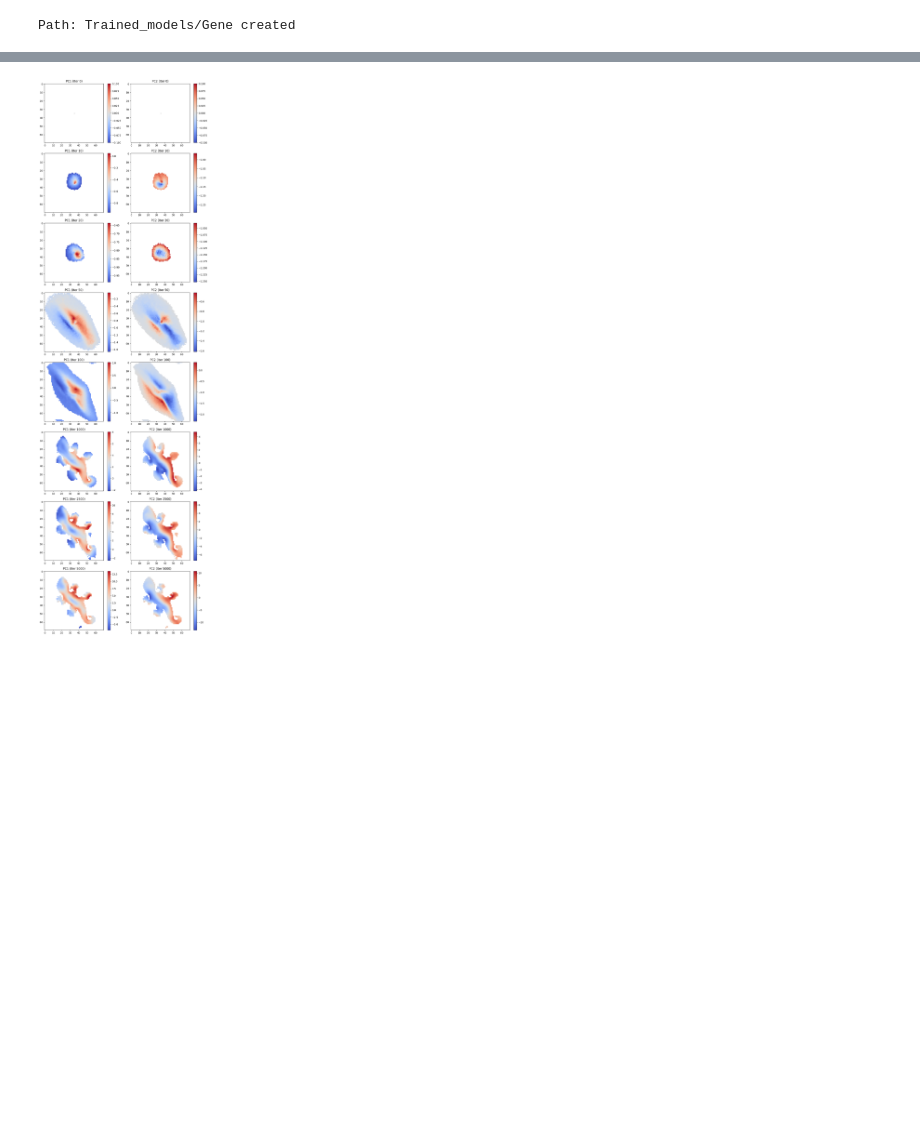
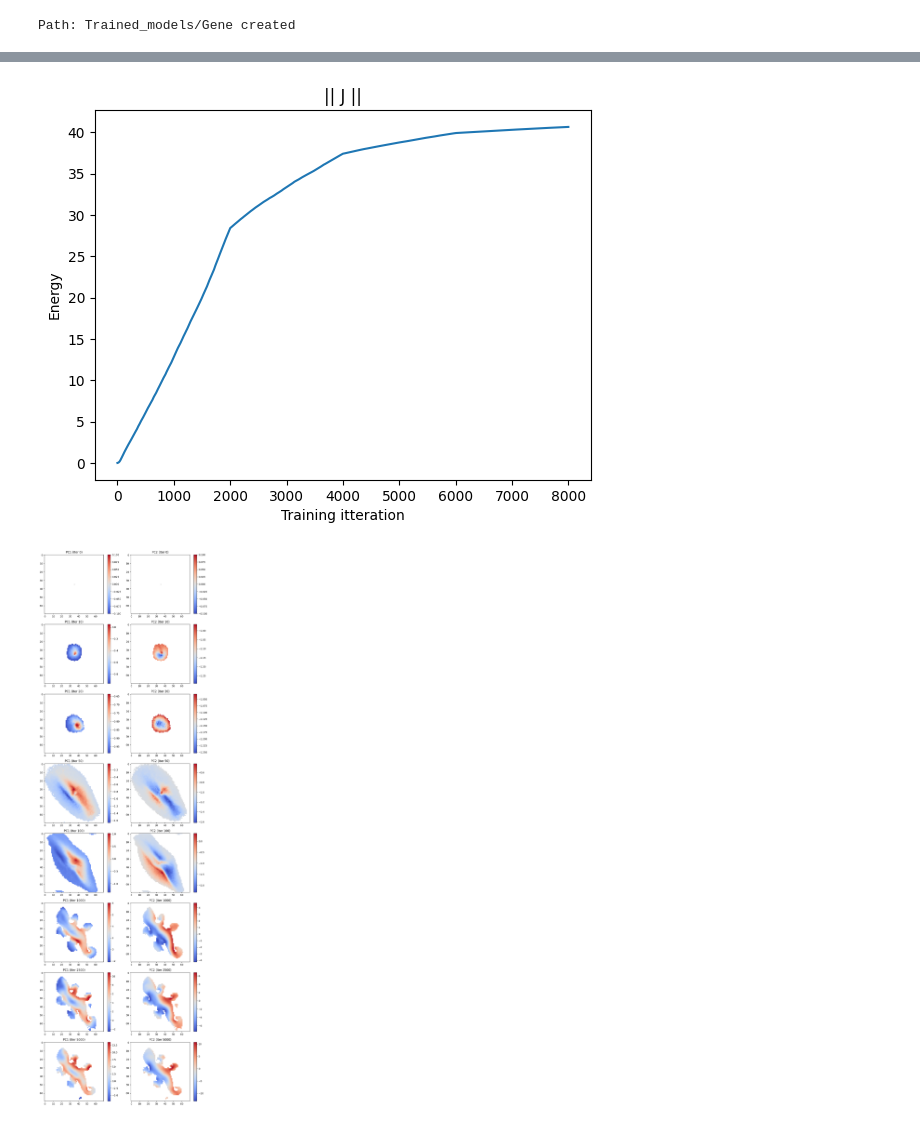
Before and after one commit to lshofsl/Advanced-topics-in-PoD-project-, a Jupyter notebook: EBM_NCA_baseline.ipynb, the cells around one changed output, grey strips where cells are left out. Saved outputs shown, nothing was run; the diff lists cells and outputs as text; code cells hidden in the pictures; blank space fills up the shorter version.

```diff
--- a/EBM_NCA_baseline.ipynb
+++ b/EBM_NCA_baseline.ipynb
@@ -301,3 +257,11 @@ plt.show()
+# %%
+plt.plot(j_norm_log)
+plt.title("|| J ||")
+plt.xlabel("Training itteration")
+plt.ylabel("Energy")
+plt.show()
+# %% [output]
+[figure, added]
 # %%
 pca_maps_by_iter = {it: (PC1_map, PC2_map, alive_mask) for (it, PC1_map, PC2_map, alive_mask) in pca_maps}
 
```
Also changed, not shown: parts of 6 cells of this notebook.
